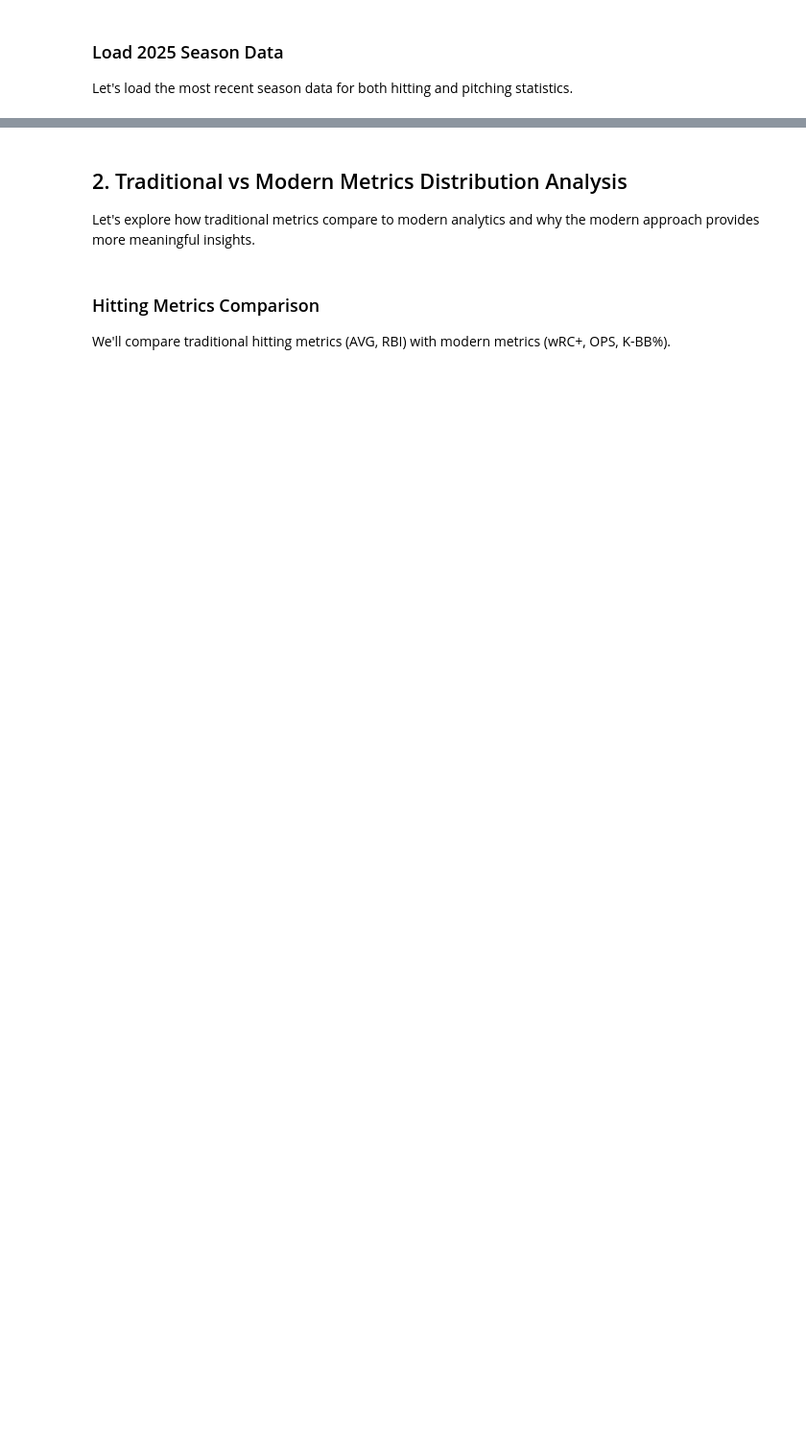
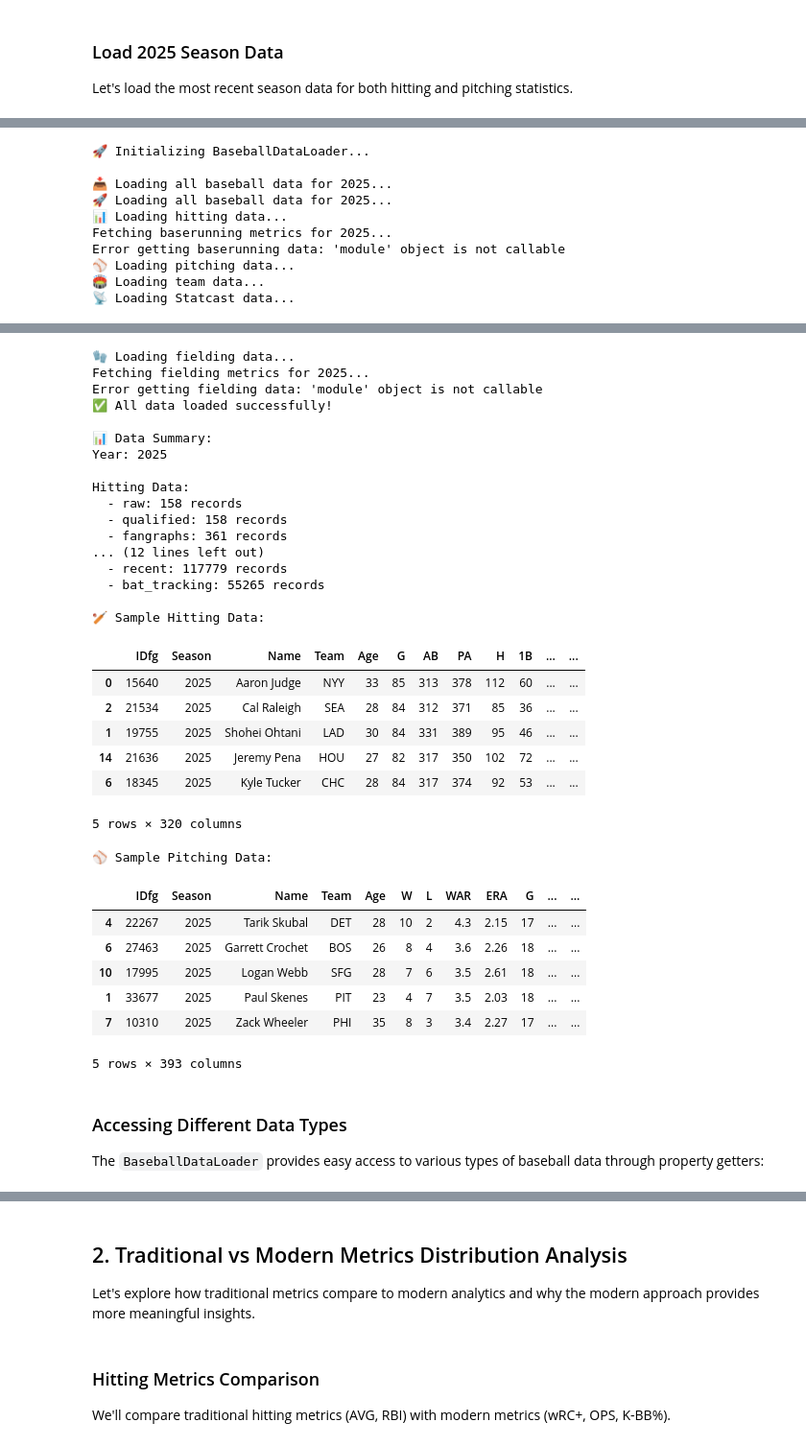
Before and after one commit to SpaceRangerWes/baseball_stats, a Jupyter notebook: notebooks/analytics_overview.ipynb, the cells around one changed output, grey strips where cells are left out. Shown at 96% size. Cells and saved outputs as stored; diff of their text form; code cells hidden in the pictures; blank space fills up the shorter version.

```diff
--- a/notebooks/analytics_overview.ipynb
+++ b/notebooks/analytics_overview.ipynb
@@ -131,0 +111,20 @@ Pitching data: 71 qualified players
+# %%
+# Initialize the BaseballDataLoader
+print("🚀 Initializing BaseballDataLoader...")
+data_loader = BaseballDataLoader(year=2025, min_pa=100, min_ip=20)
+
+# Load all data at once
+print("\n📥 Loading all baseball data for 2025...")
+data_loader.load_all(verbose=True)
+
+# Access the data through the loader
+hitting_2025 = data_loader.hitting_qualified
+pitching_2025 = data_loader.pitching_qualified
+
+# Show first few rows of each dataset
+print("\n🏏 Sample Hitting Data:")
+display(hitting_2025.head())
+
+print("\n⚾ Sample Pitching Data:")
+display(pitching_2025.head())
+# %% [output]
@@ -131,0 +148,10 @@ Pitching data: 71 qualified players
+🚀 Initializing BaseballDataLoader...
+
+📥 Loading all baseball data for 2025...
+🚀 Loading all baseball data for 2025...
+📊 Loading hitting data...
+Fetching baserunning metrics for 2025...
+Error getting baserunning data: 'module' object is not callable
+⚾ Loading pitching data...
+🏟️ Loading team data...
+📡 Loading Statcast data...
@@ -131,0 +164,36 @@ Pitching data: 71 qualified players
+🧤 Loading fielding data...
+Fetching fielding metrics for 2025...
+Error getting fielding data: 'module' object is not callable
+✅ All data loaded successfully!
+
+📊 Data Summary:
+Year: 2025
+
+Hitting Data:
+  - raw: 158 records
+  - qualified: 158 records
+  - fangraphs: 361 records
+... (12 lines left out)
+  - recent: 117779 records
+  - bat_tracking: 55265 records
+
+🏏 Sample Hitting Data:
+|  | IDfg | Season | Name | Team | Age | G | AB | PA | H | 1B | ... | ... |
+| 0 | 15640 | 2025 | Aaron Judge | NYY | 33 | 85 | 313 | 378 | 112 | 60 | ... | ... |
+| 2 | 21534 | 2025 | Cal Raleigh | SEA | 28 | 84 | 312 | 371 | 85 | 36 | ... | ... |
+| 1 | 19755 | 2025 | Shohei Ohtani | LAD | 30 | 84 | 331 | 389 | 95 | 46 | ... | ... |
+| 14 | 21636 | 2025 | Jeremy Pena | HOU | 27 | 82 | 317 | 350 | 102 | 72 | ... | ... |
+| 6 | 18345 | 2025 | Kyle Tucker | CHC | 28 | 84 | 317 | 374 | 92 | 53 | ... | ... |
+5 rows × 320 columns
+⚾ Sample Pitching Data:
+|  | IDfg | Season | Name | Team | Age | W | L | WAR | ERA | G | ... | ... |
+| 4 | 22267 | 2025 | Tarik Skubal | DET | 28 | 10 | 2 | 4.3 | 2.15 | 17 | ... | ... |
+| 6 | 27463 | 2025 | Garrett Crochet | BOS | 26 | 8 | 4 | 3.6 | 2.26 | 18 | ... | ... |
+| 10 | 17995 | 2025 | Logan Webb | SFG | 28 | 7 | 6 | 3.5 | 2.61 | 18 | ... | ... |
+| 1 | 33677 | 2025 | Paul Skenes | PIT | 23 | 4 | 7 | 3.5 | 2.03 | 18 | ... | ... |
+| 7 | 10310 | 2025 | Zack Wheeler | PHI | 35 | 8 | 3 | 3.4 | 2.27 | 17 | ... | ... |
+5 rows × 393 columns
+# %% [markdown]
+### Accessing Different Data Types
+
+The `BaseballDataLoader` provides easy access to various types of baseball data through property getters:
```
Also changed, not shown: parts of 14 cells of this notebook, 39 other files.
